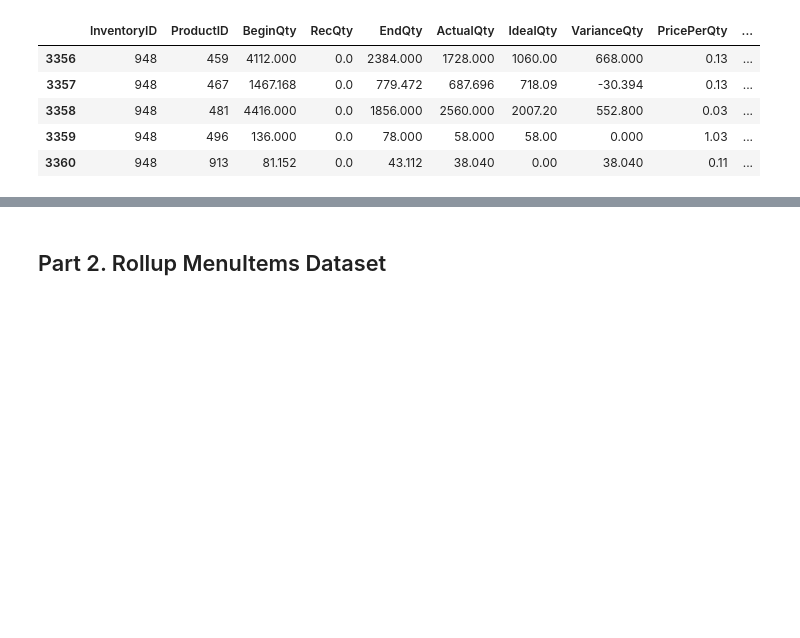
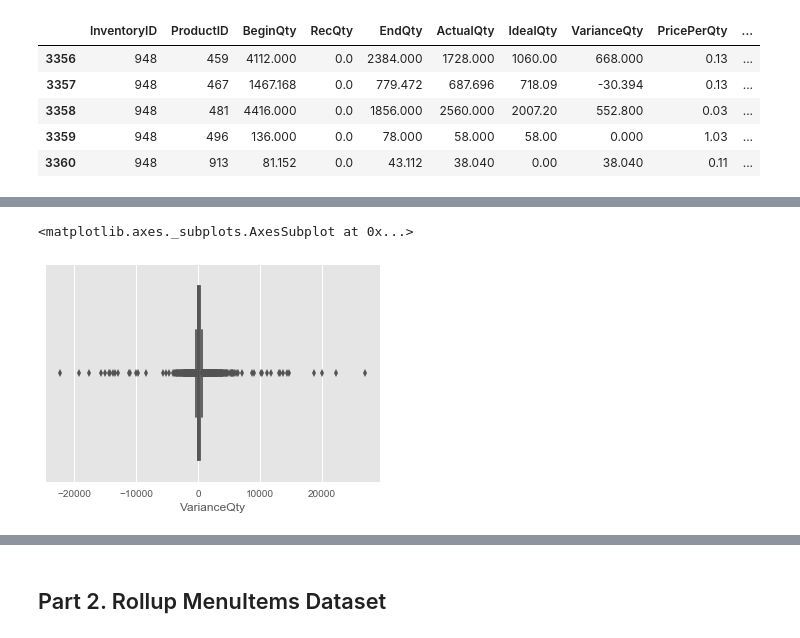
Before and after one commit to cherihung/datasci-18, a Jupyter notebook: final-project/part-3/final-project3-hung.ipynb, the cells around one changed output, grey strips where cells are left out. Drawn from its saved outputs; the diff is of its cells as text; code cells hidden in the pictures; blank space fills up the shorter version.

```diff
--- a/final-project/part-3/final-project3-hung.ipynb
+++ b/final-project/part-3/final-project3-hung.ipynb
@@ -39,0 +54,8 @@ df_IvAC.tail()
+# %%
+varQty = df_IvAC.VarianceQty
+varQty_pos = df_IvAC[varQty > 0].VarianceQty
+varQty_neg = df_IvAC[varQty < 0].VarianceQty
+sns.boxplot(varQty)
+# %% [output]
+<matplotlib.axes._subplots.AxesSubplot at 0x...>
+[figure, added]
```
Also changed, not shown: parts of 10 cells of this notebook.
